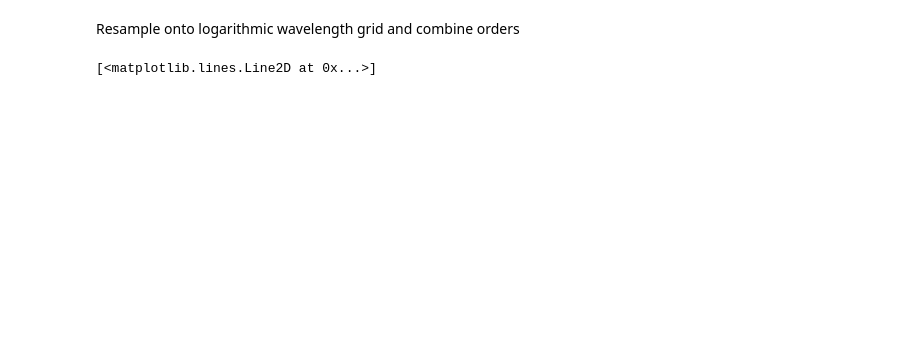
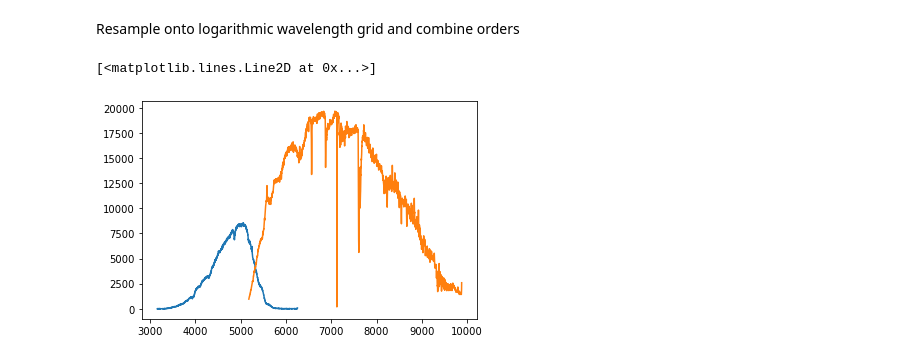
Before and after one commit to holtzmanjon/pyvista, a Jupyter notebook: doc/notebooks/DIS.ipynb, the cells around one changed output. Saved outputs shown, nothing was run; the diff lists cells and outputs as text; code cells hidden in the pictures; blank space fills up the shorter version.

```diff
--- a/doc/notebooks/DIS.ipynb
+++ b/doc/notebooks/DIS.ipynb
@@ -276,7 +293,7 @@ INFO: array provided for uncertainty; assuming it is a StdDevUncertainty. [astro
 INFO: array provided for uncertainty; assuming it is a StdDevUncertainty. [astropy.nddata.ccddata]
 # %%
 btrace.find(im[0])
-bimec=trace.extract(im[0],display=t)
+bimec=btrace.extract(im[0],display=t)
 rtrace.find(im[1])
-rimec=trace.extract(im[1],display=t)
+rimec=rtrace.extract(im[1],display=t)
 # %% [output]
@@ -303,11 +318,14 @@ for row in range(len(rimec.wave)) :
 Resample onto logarithmic wavelength grid and combine orders
 # %%
 wnew=10**np.arange(3.5,4.0,5.5e-6)
-comb=wav.scomb(imec,wnew,average=True,usemask=True)
+bcomb=bwav.scomb(bimec,wnew,average=True,usemask=True)
+rcomb=rwav.scomb(rimec,wnew,average=True,usemask=True)
 plt.figure()
-plt.plot(wnew,comb.data)
+plt.plot(wnew,bcomb.data)
+plt.plot(wnew,rcomb.data)
 # %% [output]
 [<matplotlib.lines.Line2D at 0x...>]
+[figure, added]
 # %%
 arc2d=btrace.extract2d(arcs[0])
 # %%
```
Also changed, not shown: parts of 22 cells of this notebook, 8 other files.
